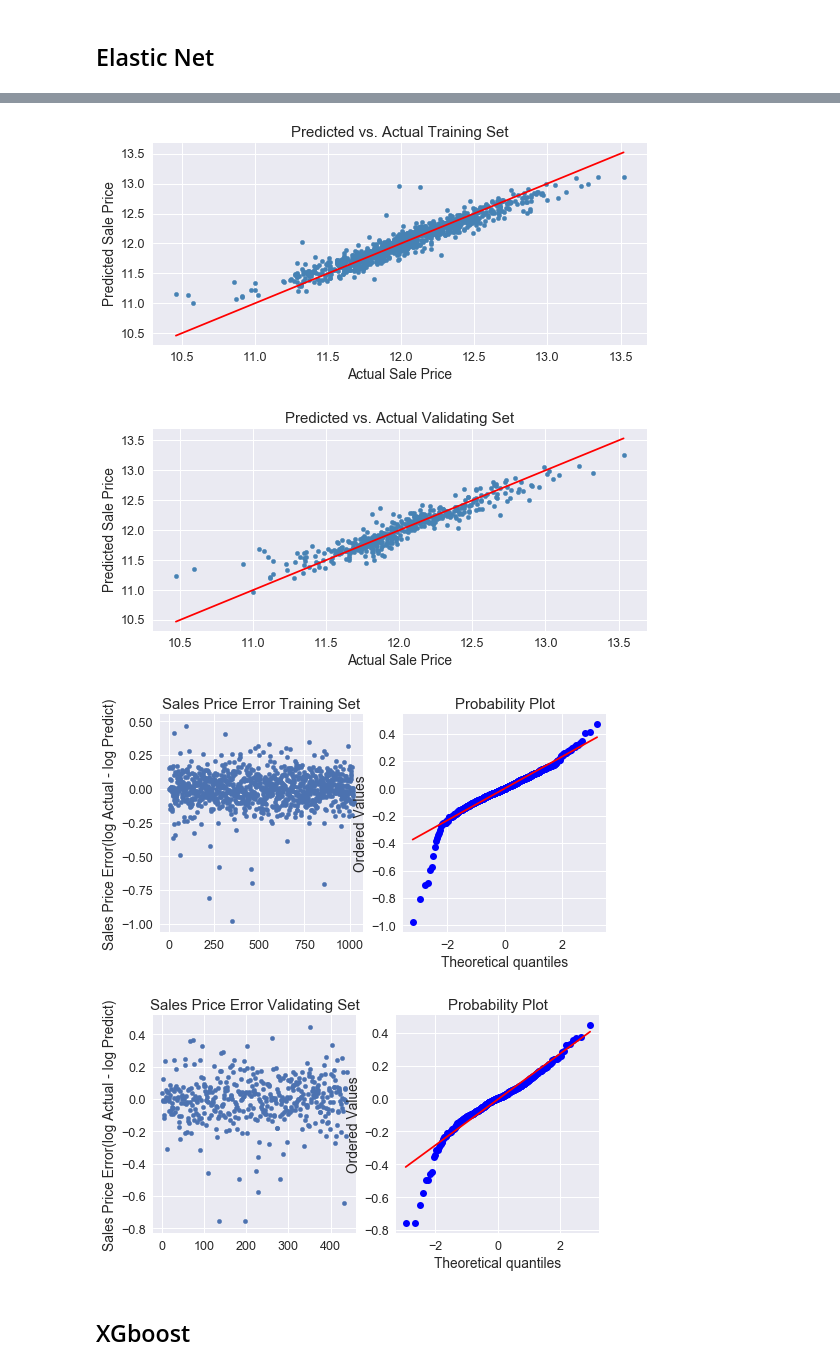
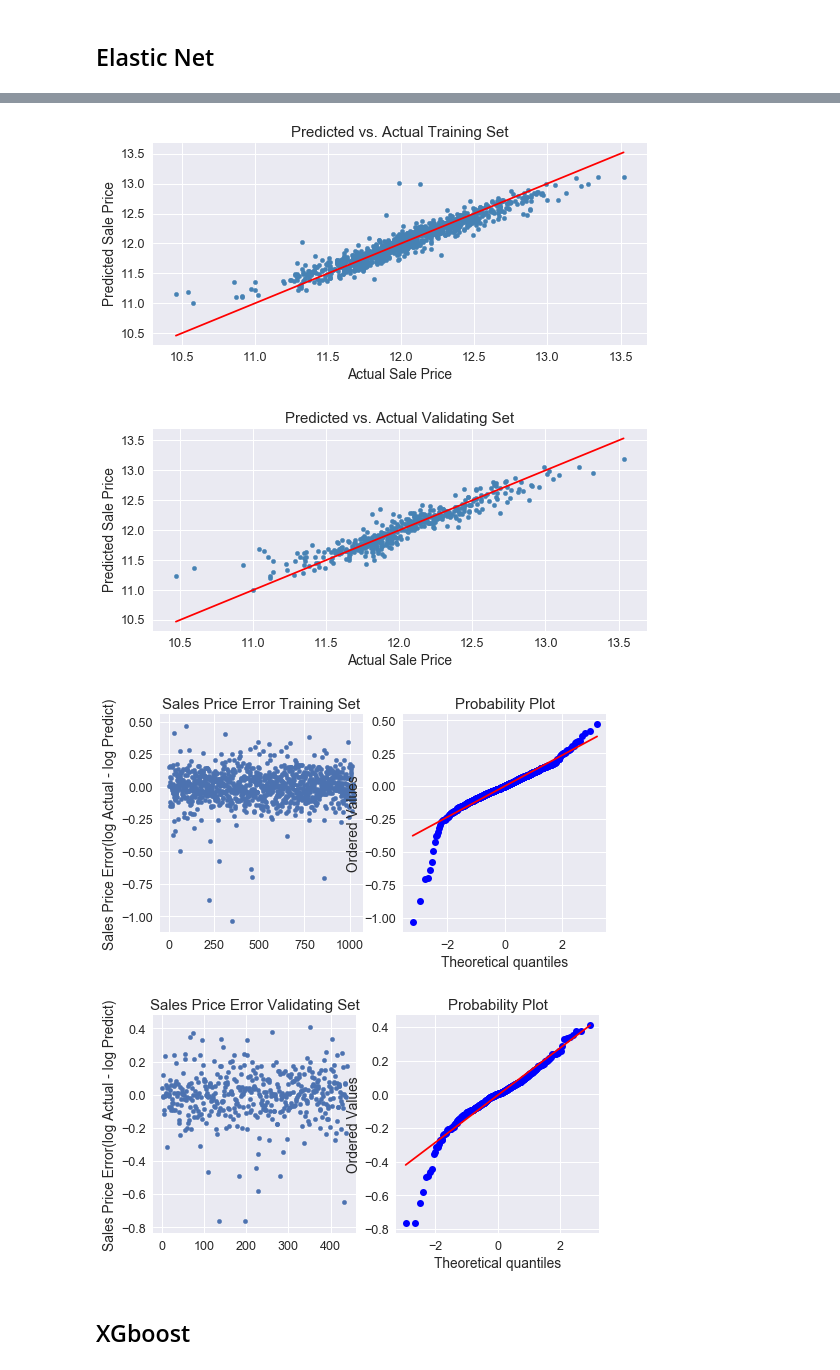
Before and after one commit to noklam/KaggleHousePricePrediction, a Jupyter notebook: Kaggle House Price Competition_Master.ipynb, the cells around one changed output, grey strips where cells are left out. Cells and saved outputs as stored; diff of their text form; code cells hidden in the pictures.

Commit message:
update model, each model in different notebook

```diff
--- a/Kaggle House Price Competition_Master.ipynb
+++ b/Kaggle House Price Competition_Master.ipynb
@@ -126,6 +126,10 @@ hm = sns.heatmap(cm,cmap="RdBu_r", yticklabels=cols.values, xticklabels=cols.val
 ## TotalBsmtSF has a higher correlation with 1stFlrSF, so it will be dropped as well.
 trainset = trainset.drop(['1stFlrSF','GarageArea','GarageYrBlt'],1)
 testset = testset.drop(['1stFlrSF','GarageArea','GarageYrBlt'],1)
+## Drop some columns that only have 1 class for most data
+drop_cols = ['Street', 'Utilities', 'Condition2', 'RoofMatl', 'Heating']
+trainset = trainset.drop(drop_cols, 1)
+testset = testset.drop(drop_cols, 1)
 # %%
 print(trainset.shape)
 print(testset.shape)
@@ -511,3 +472,3 @@ with open('model_EN.pkl','rb') as load:
 # %%
-summary(model_EN,train_features, train_labels, valid_features, valid_labels)
+helper.summary(gridCV_EN.best_estimator_,train_features, train_labels, valid_features, valid_labels)
 # %% [output]
@@ -520,7 +481,7 @@ Root Mean Squarted Log Error (Valid set):  0.121797445618
 [figure]
 [figure]
-[figure, old version]
+[figure, new version]
-[figure, old version]
+[figure, new version]
 # %%
 ## Output result, match the require format
 result_EN = model_EN.predict(test_features)
```
Also changed, not shown: parts of 15 cells of this notebook, 7 other files.
